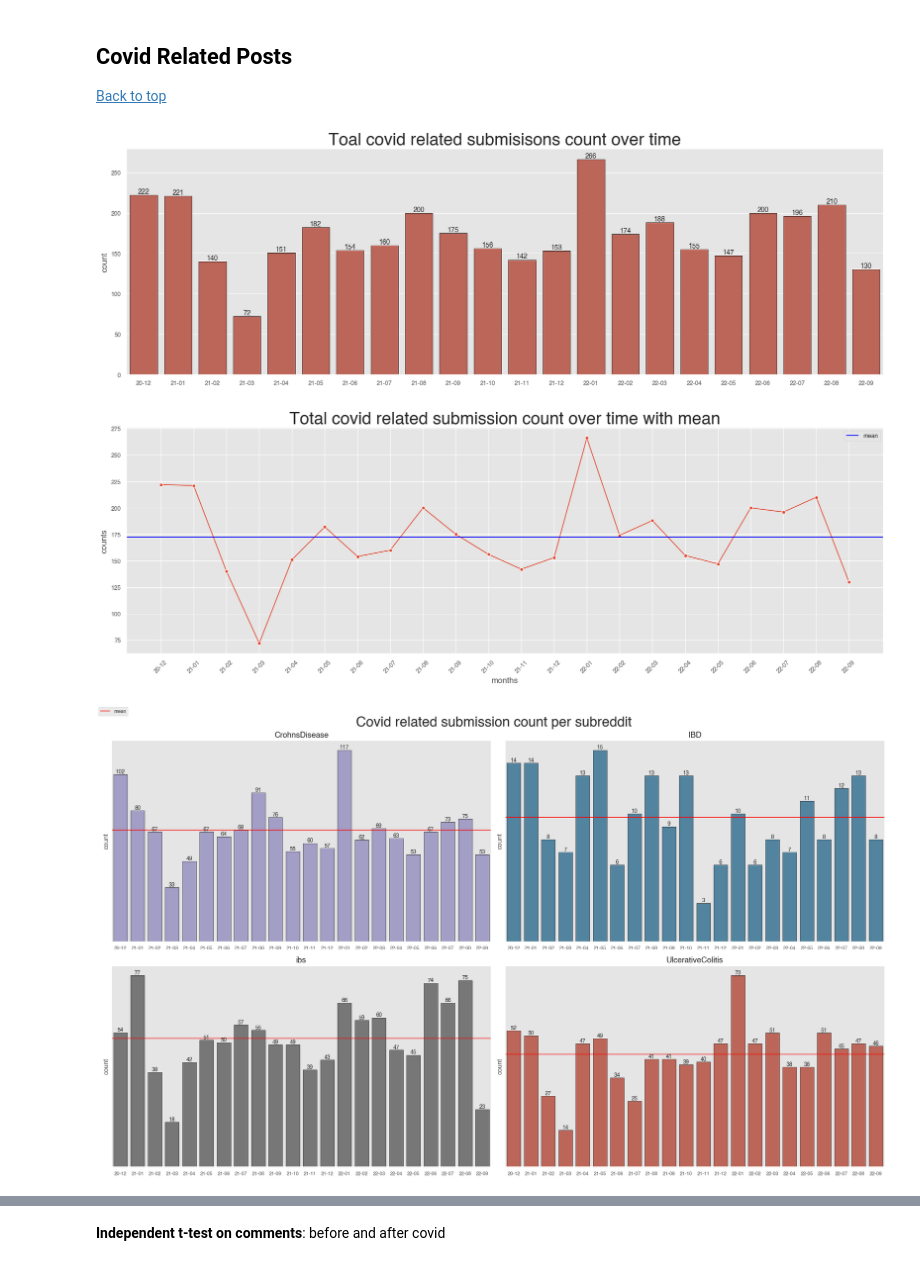
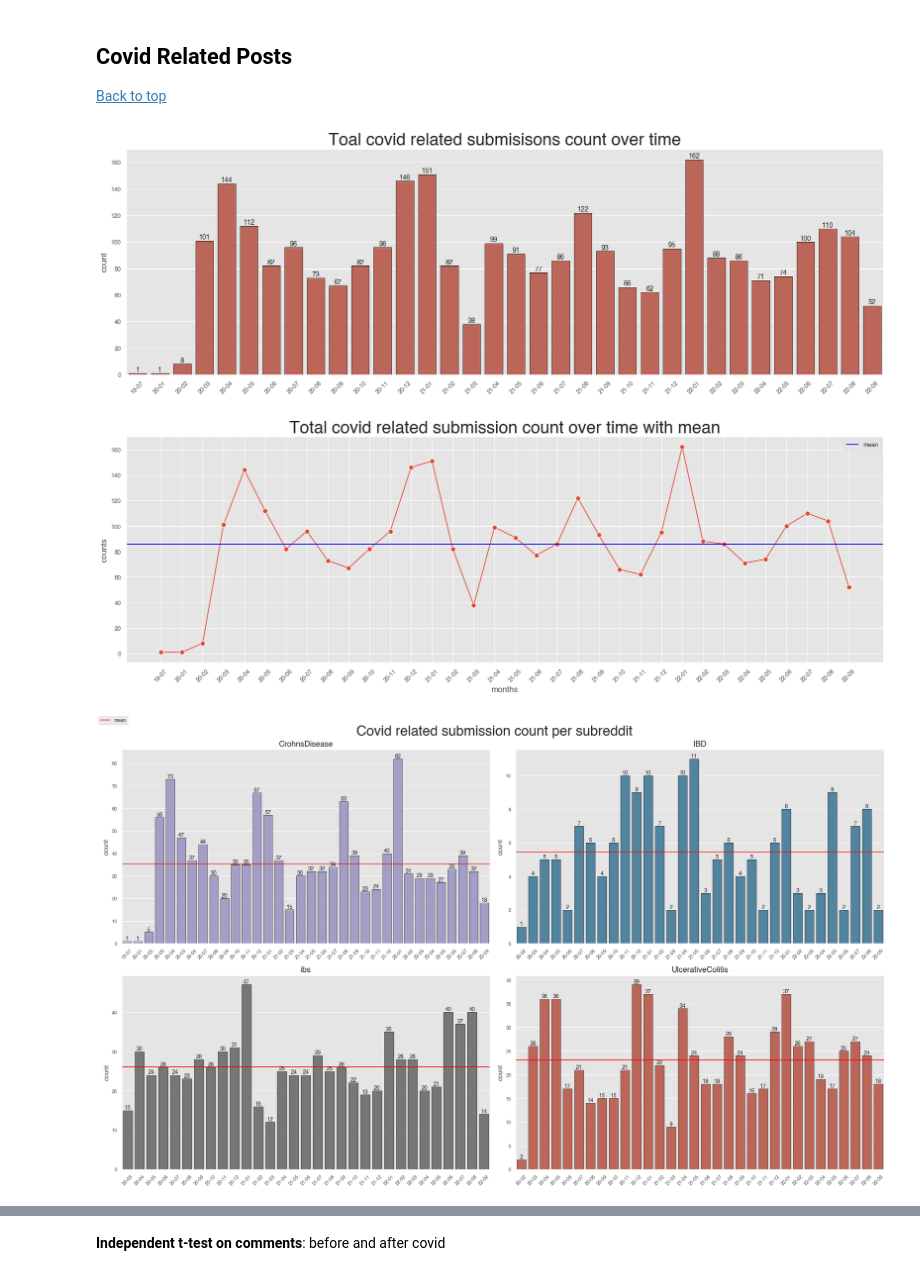
Before and after one commit to micheledinelli/Crohns-Sentiment-Analysis, a Jupyter notebook: data_insights.ipynb, the cells around one changed output, grey strips where cells are left out. Saved outputs shown, nothing was run; the diff lists cells and outputs as text; code cells hidden in the pictures.

```diff
--- a/data_insights.ipynb
+++ b/data_insights.ipynb
@@ -49,3 +70,14 @@ df_comments.drop(columns=['Unnamed: 0'], inplace=True)
+# %%
+# Data before 12-2020
+df_sub_prev = import_submissions_previous()
+df_comm_prev = import_comments_previous()
+
+# Data after 12-2020
+df_sub_aft = import_submissions()
+df_comm_aft = import_comments()
+
+df_submissions = pd.concat([df_sub_prev, df_sub_aft])
+df_comments = pd.concat([df_comm_prev, df_comm_aft])
 # %% [markdown]
 ## Data Insights <a class="anchor" id="data-insights"></a>
 
@@ -474,7 +518,6 @@ covid_keywords = [
     "covid-19",
     "covid19",
     "covid",
-    "cov",
     "covid 19",
     "Covid-19",
     "Covid19",
@@ -500,16 +534,24 @@ df_filtered_not_covid = df_submissions[[not find_keyword(str(p)) for p in df_sub
+# %%
+pattern = '|'.join([f'{keyword}' for keyword in covid_keywords])
+# %%
+df_submissions = df_submissions[df_submissions['body'].notna()]
+df_submissions = df_submissions[df_submissions['body'] != '']
+df_filtered_covid = df_submissions[df_submissions.body.str.contains(pattern)].copy()
 # %%
 covid_submissions_per_month = df_filtered_covid['created'].dt.strftime('%y-%m').value_counts().sort_index().reset_index(name='counts')
 
 plt.figure(figsize=(20,6))
+
 ax = sns.barplot(x='index', y='counts', data=covid_submissions_per_month, edgecolor='black', color=colors[0])
 plt.title('Toal covid related submisisons count over time', fontsize=25)
 ax.bar_label(ax.containers[0])
 plt.ylabel('count')
 plt.xlabel('')
+plt.xticks(rotation=45)
 
 plt.show();
 # %% [output]
-[figure, old version]
+[figure, new version]
 # %%
 cov_submissions_per_month = df_filtered_covid['created'].dt.strftime('%y-%m').value_counts().sort_index().reset_index(name='counts')
 
@@ -519,14 +561,14 @@ cov_subs_per_month_df = cov_subs_per_month_df.rename(columns={'index': 'months'}
 
 plt.figure(figsize=(20, 6))
 plt.title('Total covid related submission count over time with mean', fontsize=25)
-sns.lineplot(x=cov_subs_per_month_df.months, y=cov_subs_per_month_df.counts, marker='o', markersize=5);
+sns.lineplot(x=cov_subs_per_month_df.months, y=cov_subs_per_month_df.counts, marker='o', markersize=7);
 plt.xticks(rotation = 45)
 plt.axhline(cov_subs_per_month_df.counts.mean(), color='b', label='mean')
 
 plt.legend()
 plt.show();
 # %% [output]
-[figure, old version]
+[figure, new version]
 # %%
 df_crohns_filt = df_filtered_covid[df_filtered_covid['subreddit'] == 'CrohnsDisease']
 df_ibd_filt = df_filtered_covid[df_filtered_covid['subreddit'] == 'IBD']
@@ -545,41 +587,41 @@ plt.suptitle('Covid related submission count per subreddit', fontsize=25)
 
 ax1 = sns.barplot(x='index', y='counts', data=cov_subs_per_month_per_subreddits[0], edgecolor='black', color=colors[2], ax=ax1)
 ax1.set_title('CrohnsDisease')
-ax1.set_yticks([])
 ax1.bar_label(ax1.containers[0])
 ax1.set_ylabel('count')
 ax1.set_xlabel('')
 ax1.axhline(cov_subs_per_month_per_subreddits[0].counts.mean(), color='r')
+plt.setp(ax1.xaxis.get_majorticklabels(), rotation=45)
 
 ax2 = sns.barplot(x='index', y='counts', data=cov_subs_per_month_per_subreddits[1], edgecolor='black', color=colors[1], ax=ax2)
 ax2.set_title('IBD')
-ax2.set_yticks([])
 ax2.bar_label(ax2.containers[0])
 ax2.set_ylabel('count')
 ax2.set_xlabel('')
 ax2.axhline(cov_subs_per_month_per_subreddits[1].counts.mean(), color='r')
+plt.setp(ax2.xaxis.get_majorticklabels(), rotation=45)
 
 ax3 = sns.barplot(x='index', y='counts', data=cov_subs_per_month_per_subreddits[2], edgecolor='black', color=colors[3], ax=ax3)
 ax3.set_title('ibs')
-ax3.set_yticks([])
 ax3.bar_label(ax3.containers[0])
 ax3.set_ylabel('count')
 ax3.set_xlabel('')
 ax3.axhline(cov_subs_per_month_per_subreddits[2].counts.mean(), color='r')
+plt.setp(ax3.xaxis.get_majorticklabels(), rotation=45)
 
 ax4 = sns.barplot(x='index', y='counts', data=cov_subs_per_month_per_subreddits[3], edgecolor='black', color=colors[0], ax=ax4)
 ax4.set_title('UlcerativeColitis')
-ax4.set_yticks([])
 ax4.bar_label(ax4.containers[0])
 ax4.set_ylabel('count')
 ax4.set_xlabel('')
 ax4.axhline(cov_subs_per_month_per_subreddits[3].counts.mean(), color='r', label='mean')
+plt.setp(ax4.xaxis.get_majorticklabels(), rotation=45)
 
 fig.legend(loc='upper left')
 fig.tight_layout()
 plt.show()
 # %% [output]
-[figure, old version]
+[figure, new version]
 # %%
 df_c_covid = df_filtered_covid.copy()
 df_c_covid.created = df_c_covid.created.apply(lambda x: x.strftime('%y-%m'))
```
Also changed, not shown: parts of 65 cells of this notebook, 2 other files.
